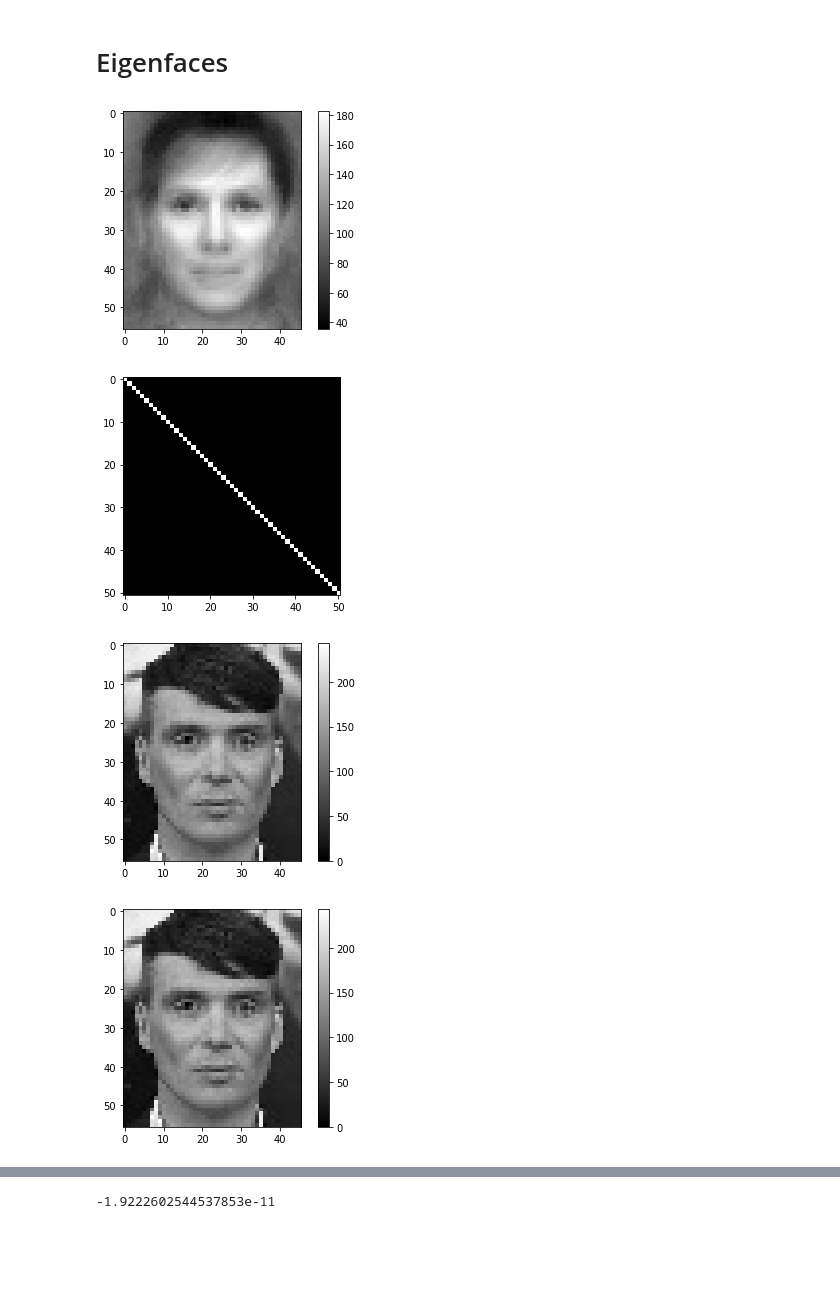
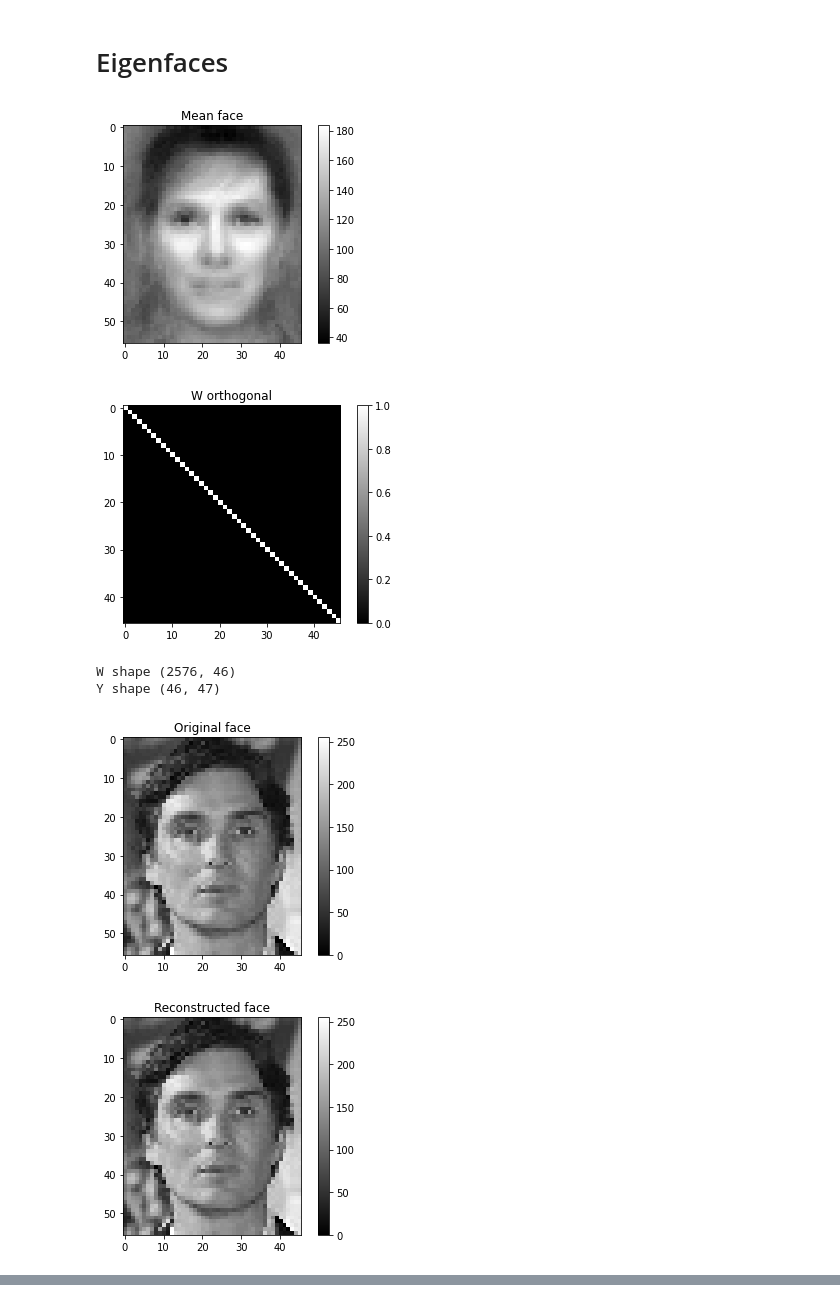
Before and after one commit to Krfld/ISEL-VARM, a Jupyter notebook: P1/Face-Detection-Recognition-main/faces.ipynb, the cells around one changed output, grey strips where cells are left out. Drawn from its saved outputs; the diff is of its cells as text; code cells hidden in the pictures; blank space fills up the shorter version.

```diff
--- a/P1/Face-Detection-Recognition-main/faces.ipynb
+++ b/P1/Face-Detection-Recognition-main/faces.ipynb
@@ -188,8 +188,10 @@ for i in range(x2.shape[0]):
 # %% [markdown]
 # [EXTRA] Another Face Detector - DNN
 # %%
-def plot(image):
+def plot(image, title=None):
     plt.figure()
+    if title != None:
+        plt.title(title)
     plt.imshow(image, cmap="gray")
     plt.colorbar()
     plt.show()
@@ -238,12 +240,12 @@ Confidence: 0.9997633
 from sklearn.model_selection import train_test_split
 
 
-def plot_flat(image):
-    plot(image.reshape((56, 46)))
+def plot_flat(image, title=None):
+    plot(image.reshape((56, 46)), title)
 
 
 X_train, X_test, y_train, y_test = train_test_split(
-    x1, y1, test_size=5, stratify=y1)  # Guarantee at least one class in test set
+    x1, y1, test_size=10, stratify=y1)  # Guarantee at least one class in test set
 
 # Randomize train set
 idx = rd.permutation(X_train.shape[0])
@@ -271,11 +273,11 @@ mean_face = np.zeros(56*46)
 for i in X_train:
     mean_face = np.add(mean_face, i)
 mean_face = np.divide(mean_face, X_train.shape[0])
-plot_flat(mean_face)
+plot_flat(mean_face, 'Mean face')
 
 original_face = X_train[0].copy()
 
-# Subtract mean face from all faces
+# Subtract mean face from all train faces
 for i in range(X_train.shape[0]):
     X_train[i] = X_train[i] - mean_face
 
@@ -294,46 +296,45 @@ v = v[:, 1:]
 W = A.dot(v)
 
 # Divide each W column by its norm
 for i in range(W.shape[1]):
     W[:, i] = np.divide(W[:, i], np.linalg.norm(W[:, i]))
 
 # W is orthogonal
-plt.figure()
-plt.imshow(W.T.dot(W), cmap="gray")
-plt.show()
+plot(W.T.dot(W), 'W orthogonal')
 # print(W.T.dot(W))
+
+print('W shape', W.shape)
 
 # Face classifier
 Y = W.T.dot(A)
+
+print('Y shape', Y.shape)
 
 # Reconstruct
 Xp = W.dot(Y)
 Xp = Xp.T
 
 # Add mean face to all reconstructed faces
 for i in range(Xp.shape[0]):
     Xp[i] = Xp[i] + mean_face
 
 reconstructed_face = Xp[0].copy()
 
 # Test
-plot_flat(original_face)
-plot_flat(reconstructed_face)
+plot_flat(original_face, 'Original face')
+plot_flat(reconstructed_face, 'Reconstructed face')
 
 # Error face
 error_face = original_face - reconstructed_face
-plot_flat(error_face)
+plot_flat(error_face, 'Error face')
 
 # Error face is orthogonal
 ye = W.T.dot(error_face)
-print(np.sum(ye))
-
-# Classification
-#! yz = W.T.dot(z - mean_face)
-# distancia euclideana entre yz com Y
-# a menor distancia é a escolhida
+print('Error', np.sum(ye))
 # %% [output]
-[figure, old version]
+[figure, new version]
-[figure, old version]
+[figure, new version]
+W shape (2576, 46)
+Y shape (46, 47)
-[figure, old version]
+[figure, new version]
-[figure, old version]
+[figure, new version]
@@ -341 +341,0 @@ print(np.sum(ye))
--1.9222602544537853e-11
```
Also changed, not shown: parts of 3 cells of this notebook.
